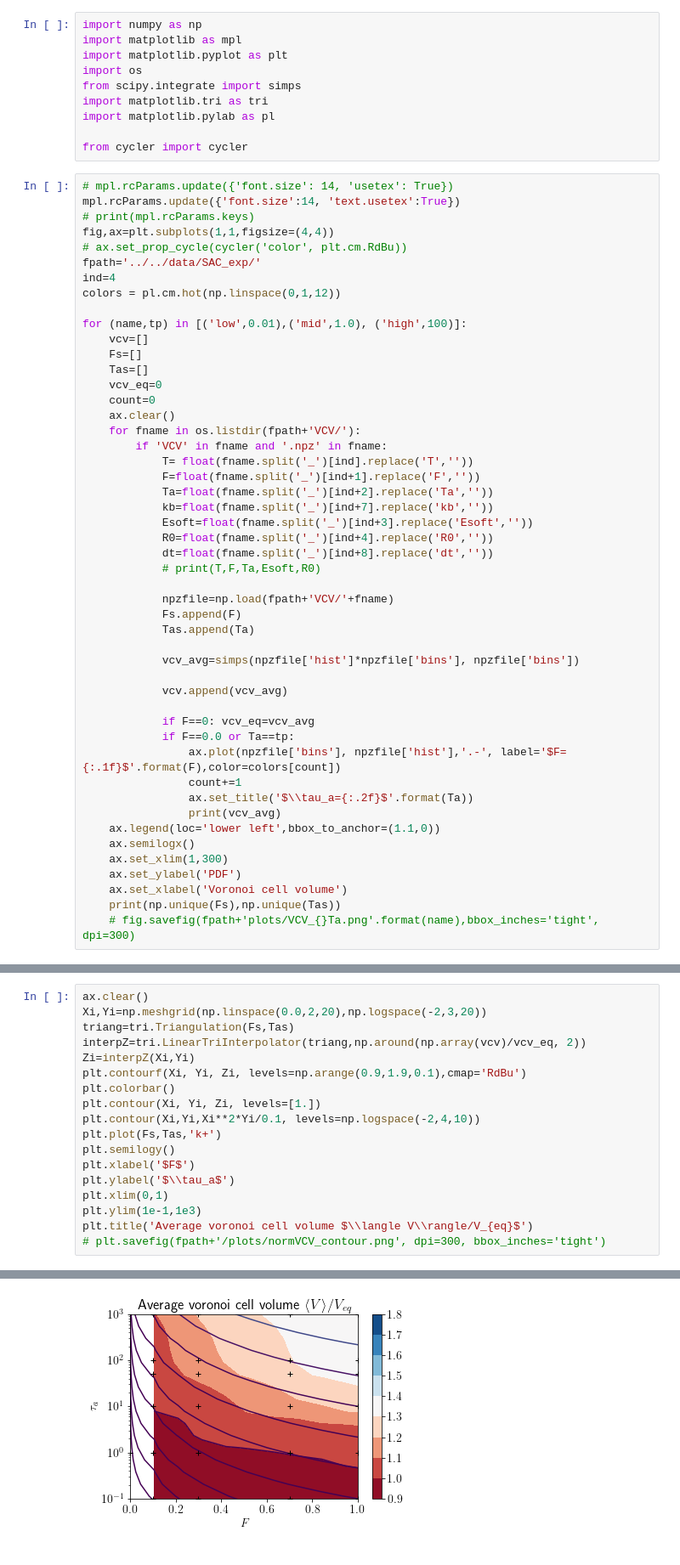
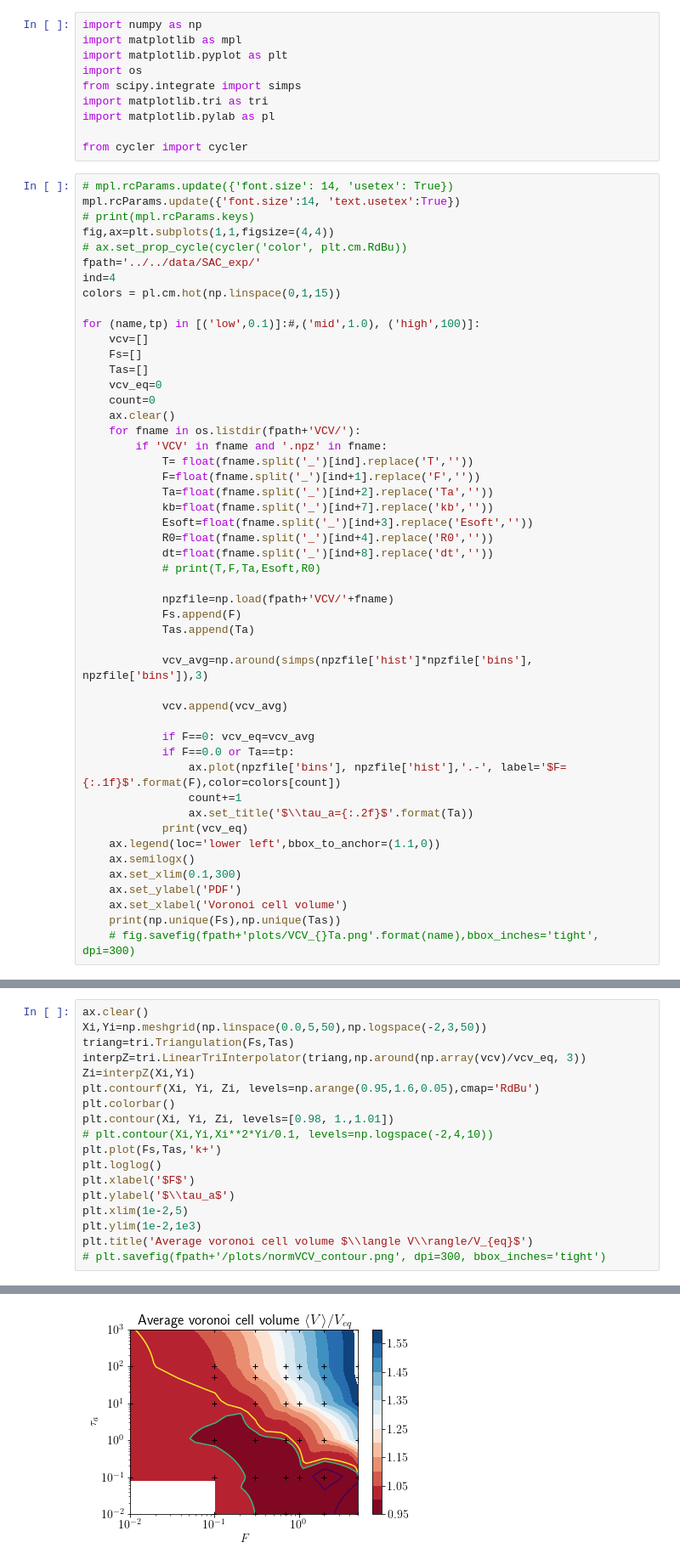
Before and after one commit to s-brahmachari/Active-noise-simulations, a Jupyter notebook: analysis_codes/plot_IPD.ipynb, the cells around one changed output, grey strips where cells are left out. Shown at 85% size. Saved outputs shown, nothing was run; the diff lists cells and outputs as text.

```diff
--- a/analysis_codes/plot_IPD.ipynb
+++ b/analysis_codes/plot_IPD.ipynb
@@ -16,9 +16,9 @@ fig,ax=plt.subplots(1,1,figsize=(4,4))
 # ax.set_prop_cycle(cycler('color', plt.cm.RdBu))
 fpath='../../data/SAC_exp/'
 ind=4
-colors = pl.cm.hot(np.linspace(0,1,12))
+colors = pl.cm.hot(np.linspace(0,1,15))
 
-for (name,tp) in [('low',0.01),('mid',1.0), ('high',100)]:
+for (name,tp) in [('low',0.1)]:#,('mid',1.0), ('high',100)]:
     vcv=[]
     Fs=[]
     Tas=[]
@@ -40,7 +40,7 @@ for (name,tp) in [('low',0.01),('mid',1.0), ('high',100)]:
             Fs.append(F)
             Tas.append(Ta)
 
-            vcv_avg=simps(npzfile['hist']*npzfile['bins'], npzfile['bins'])
+            vcv_avg=np.around(simps(npzfile['hist']*npzfile['bins'], npzfile['bins']),3)
 
             vcv.append(vcv_avg)
 
@@ -49,10 +49,10 @@ for (name,tp) in [('low',0.01),('mid',1.0), ('high',100)]:
                 ax.plot(npzfile['bins'], npzfile['hist'],'.-', label='$F={:.1f}$'.format(F),color=colors[count])
                 count+=1
                 ax.set_title('$\\tau_a={:.2f}$'.format(Ta))
-                print(vcv_avg)
+            print(vcv_eq)
     ax.legend(loc='lower left',bbox_to_anchor=(1.1,0))
     ax.semilogx()
-    ax.set_xlim(1,300)
+    ax.set_xlim(0.1,300)
     ax.set_ylabel('PDF')
     ax.set_xlabel('Voronoi cell volume')
     print(np.unique(Fs),np.unique(Tas))
@@ -79,21 +79,21 @@ for (name,tp) in [('low',0.01),('mid',1.0), ('high',100)]:
 # %%
 ax.clear()
-Xi,Yi=np.meshgrid(np.linspace(0.0,2,20),np.logspace(-2,3,20))
+Xi,Yi=np.meshgrid(np.linspace(0.0,5,50),np.logspace(-2,3,50))
 triang=tri.Triangulation(Fs,Tas)
-interpZ=tri.LinearTriInterpolator(triang,np.around(np.array(vcv)/vcv_eq, 2))
+interpZ=tri.LinearTriInterpolator(triang,np.around(np.array(vcv)/vcv_eq, 3))
 Zi=interpZ(Xi,Yi)
-plt.contourf(Xi, Yi, Zi, levels=np.arange(0.9,1.9,0.1),cmap='RdBu')
+plt.contourf(Xi, Yi, Zi, levels=np.arange(0.95,1.6,0.05),cmap='RdBu')
 plt.colorbar()
-plt.contour(Xi, Yi, Zi, levels=[1.])
-plt.contour(Xi,Yi,Xi**2*Yi/0.1, levels=np.logspace(-2,4,10))
+plt.contour(Xi, Yi, Zi, levels=[0.98, 1.,1.01])
+# plt.contour(Xi,Yi,Xi**2*Yi/0.1, levels=np.logspace(-2,4,10))
 plt.plot(Fs,Tas,'k+')
-plt.semilogy()
+plt.loglog()
 plt.xlabel('$F$')
 plt.ylabel('$\\tau_a$')
-plt.xlim(0,1)
-plt.ylim(1e-1,1e3)
+plt.xlim(1e-2,5)
+plt.ylim(1e-2,1e3)
 plt.title('Average voronoi cell volume $\\langle V\\rangle/V_{eq}$')
 # plt.savefig(fpath+'/plots/normVCV_contour.png', dpi=300, bbox_inches='tight')
 # %% [output]
 Text(0.5, 1.0, 'Average voronoi cell volume $\\langle V\\rangle/V_{eq}$')
-[figure, old version]
+[figure, new version]
```
Also changed, not shown: parts of 2 cells of this notebook, 2 other files.
